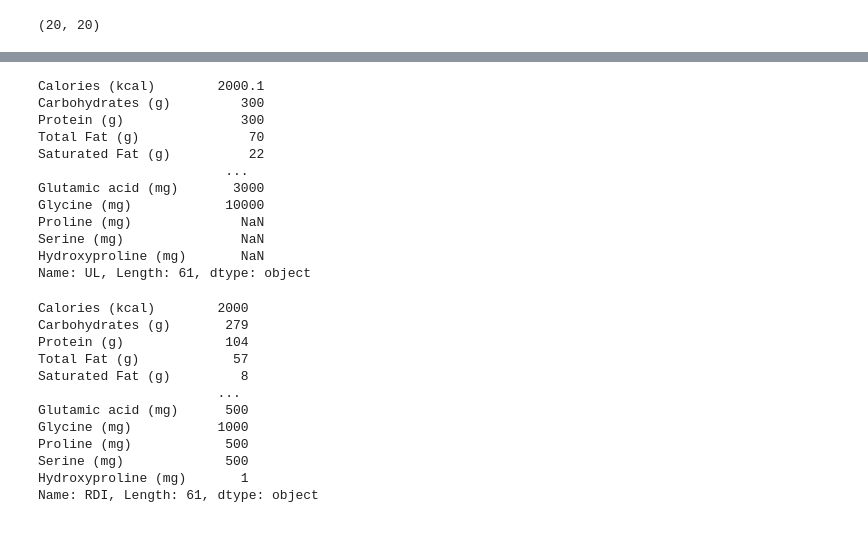
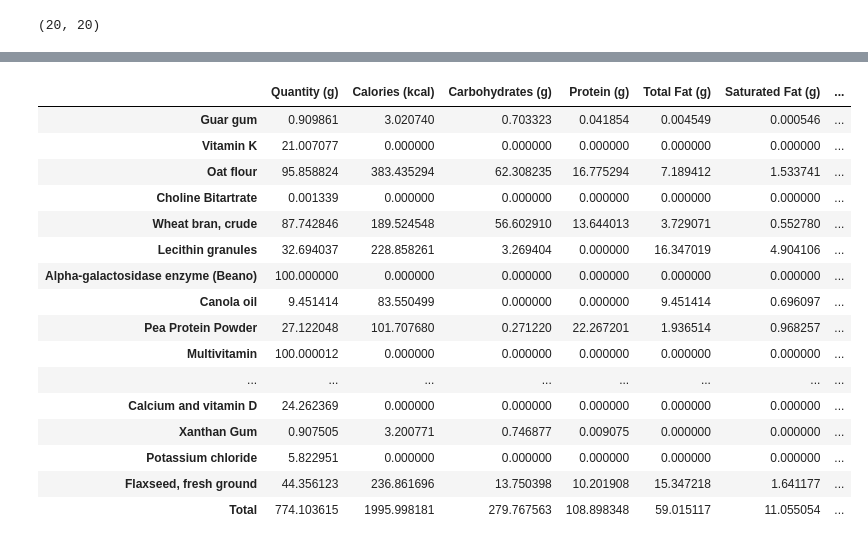
Before and after one commit to sekondusg/dunli, a Jupyter notebook: notebooks/01-dvg-solver-2020.05.25.ipynb, the cells around one changed output, grey strips where cells are left out. Saved outputs shown, nothing was run; the diff lists cells and outputs as text; code cells hidden in the pictures.

```diff
--- a/notebooks/01-dvg-solver-2020.05.25.ipynb
+++ b/notebooks/01-dvg-solver-2020.05.25.ipynb
@@ -320,30 +403,20 @@ fig.tight_layout()
-# %%
-ul_full
-# %% [output]
-Calories (kcal)        2000.1
-Carbohydrates (g)         300
-Protein (g)               300
-Total Fat (g)              70
-Saturated Fat (g)          22
-                        ...
-Glutamic acid (mg)       3000
-Glycine (mg)            10000
-Proline (mg)              NaN
-Serine (mg)               NaN
-Hydroxyproline (mg)       NaN
-Name: UL, Length: 61, dtype: object
-# %%
-rdi_full
-# %% [output]
-Calories (kcal)        2000
-Carbohydrates (g)       279
-Protein (g)             104
-Total Fat (g)            57
-Saturated Fat (g)         8
-                       ...
-Glutamic acid (mg)      500
-Glycine (mg)           1000
-Proline (mg)            500
-Serine (mg)             500
-Hydroxyproline (mg)       1
-Name: RDI, Length: 61, dtype: object
+# %%
+solution_df
+# %% [output]
+|  | Quantity (g) | Calories (kcal) | Carbohydrates (g) | Protein (g) | Total Fat (g) | Saturated Fat (g) | ... |
+| Guar gum | 0.909861 | 3.020740 | 0.703323 | 0.041854 | 0.004549 | 0.000546 | ... |
+| Vitamin K | 21.007077 | 0.000000 | 0.000000 | 0.000000 | 0.000000 | 0.000000 | ... |
+| Oat flour | 95.858824 | 383.435294 | 62.308235 | 16.775294 | 7.189412 | 1.533741 | ... |
+| Choline Bitartrate | 0.001339 | 0.000000 | 0.000000 | 0.000000 | 0.000000 | 0.000000 | ... |
+| Wheat bran, crude | 87.742846 | 189.524548 | 56.602910 | 13.644013 | 3.729071 | 0.552780 | ... |
+| Lecithin granules | 32.694037 | 228.858261 | 3.269404 | 0.000000 | 16.347019 | 4.904106 | ... |
+| Alpha-galactosidase enzyme (Beano) | 100.000000 | 0.000000 | 0.000000 | 0.000000 | 0.000000 | 0.000000 | ... |
+| Canola oil | 9.451414 | 83.550499 | 0.000000 | 0.000000 | 9.451414 | 0.696097 | ... |
+| Pea Protein Powder | 27.122048 | 101.707680 | 0.271220 | 22.267201 | 1.936514 | 0.968257 | ... |
+| Multivitamin | 100.000012 | 0.000000 | 0.000000 | 0.000000 | 0.000000 | 0.000000 | ... |
+| ... | ... | ... | ... | ... | ... | ... | ... |
+| Calcium and vitamin D | 24.262369 | 0.000000 | 0.000000 | 0.000000 | 0.000000 | 0.000000 | ... |
+| Xanthan Gum | 0.907505 | 3.200771 | 0.746877 | 0.009075 | 0.000000 | 0.000000 | ... |
+| Potassium chloride | 5.822951 | 0.000000 | 0.000000 | 0.000000 | 0.000000 | 0.000000 | ... |
+| Flaxseed, fresh ground | 44.356123 | 236.861696 | 13.750398 | 10.201908 | 15.347218 | 1.641177 | ... |
+| Total | 774.103615 | 1995.998181 | 279.767563 | 108.898348 | 59.015117 | 11.055054 | ... |
```
Also changed, not shown: parts of 18 cells of this notebook, 1 other file.
